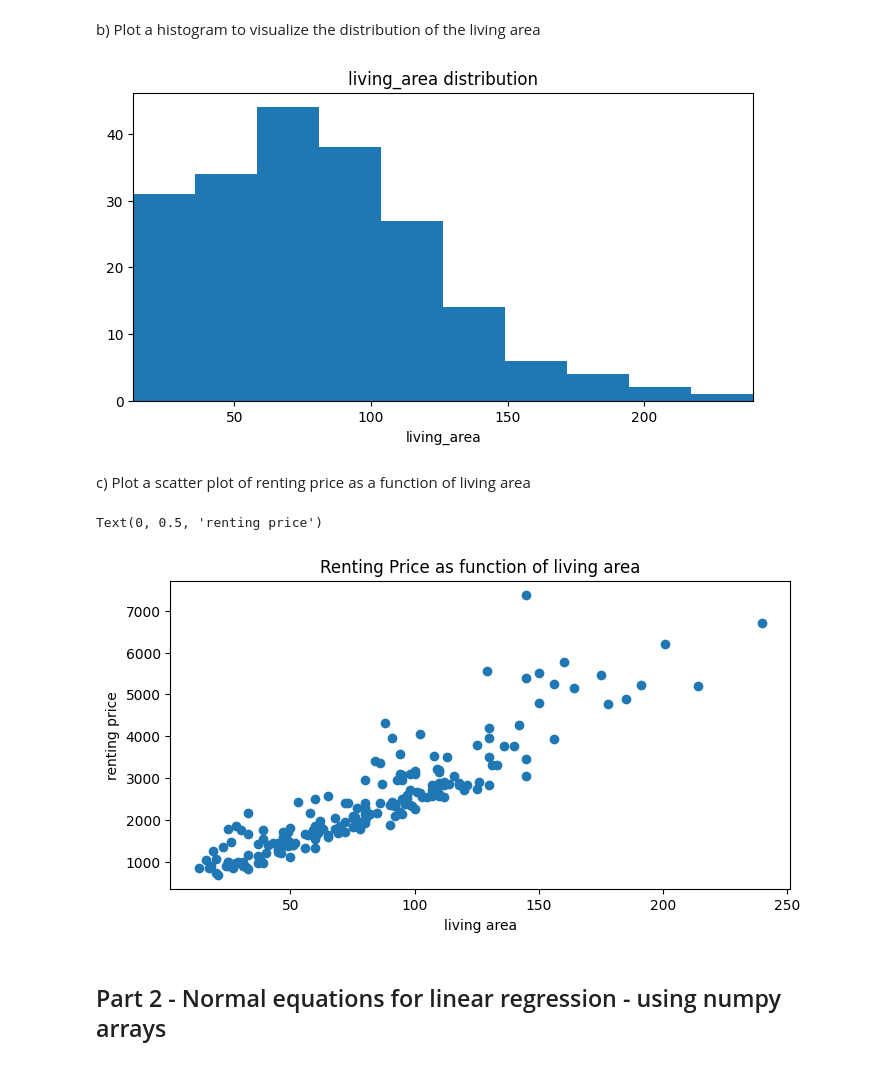
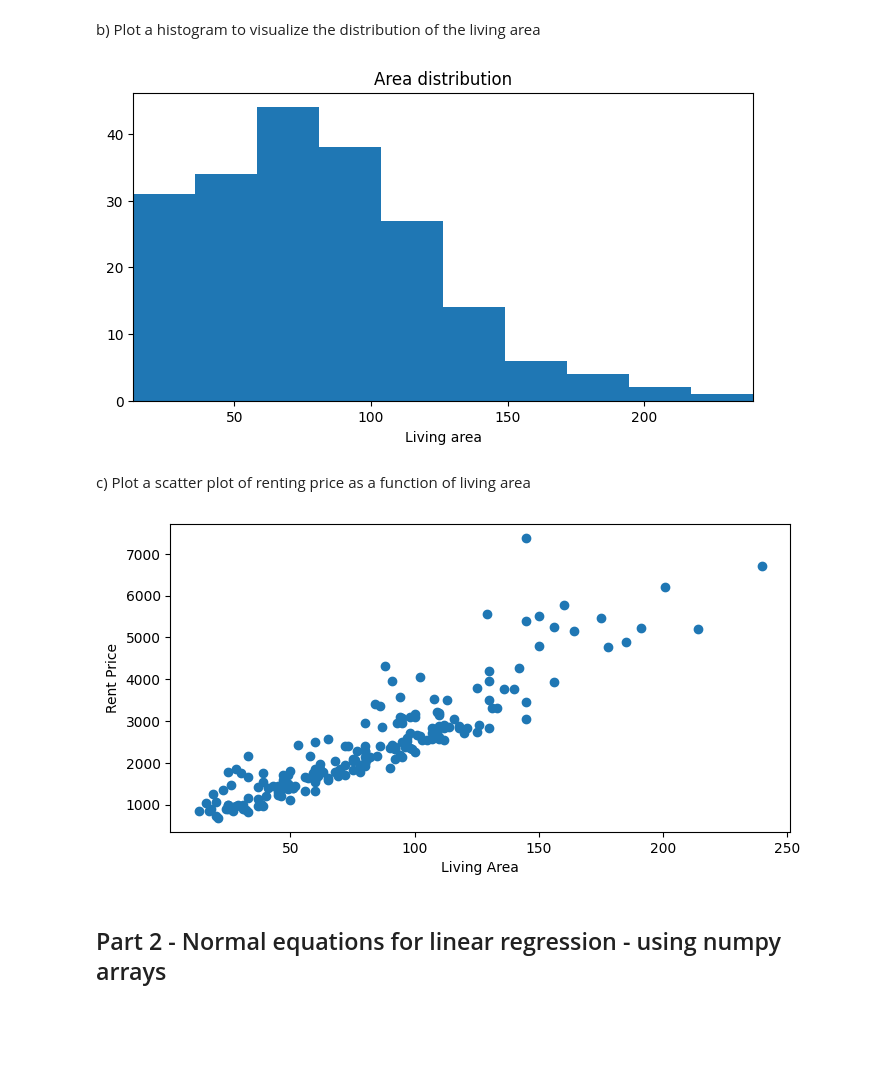
Before and after one commit to ayomeer/DeLearn, a Jupyter notebook: DL-PW-01/DL-PW-01-material/ex4-linear-regression-closed-form/linear-regression-stud.ipynb, the cells around one changed output. Saved outputs shown, nothing was run; the diff lists cells and outputs as text; code cells hidden in the pictures; blank space fills up the shorter version.

```diff
--- a/DL-PW-01/DL-PW-01-material/ex4-linear-regression-closed-form/linear-regression-stud.ipynb
+++ b/DL-PW-01/DL-PW-01-material/ex4-linear-regression-closed-form/linear-regression-stud.ipynb
@@ -55,27 +54,26 @@ plt.show()
 # %% [markdown]
 b) Plot a histogram to visualize the distribution of the living area
 # %%
+# Your code here
 plt.figure(1, figsize=(8, 4))
 plt.hist(living_area)
-
-plt.xlabel("living_area")
-plt.title("living_area distribution")
+plt.xlabel("Living area")
+plt.title("Area distribution")
 plt.xlim(np.min(living_area), np.max(living_area))
 plt.show()
 # %% [output]
-[figure, old version]
+[figure, new version]
 # %% [markdown]
 c) Plot a scatter plot of renting price as a function of living area
 # %%
-plt.figure(1, figsize=(8,4))
+# Your code here
+plt.figure(1, figsize=(8, 4))
 plt.scatter(living_area, rent_price)
-
-plt.title('Renting Price as function of living area')
-plt.xlabel('living area')
-plt.ylabel('renting price')
+plt.xlabel("Living Area")
+plt.ylabel("Rent Price")
+plt.show()
 # %% [output]
-Text(0, 0.5, 'renting price')
-[figure, old version]
+[figure, new version]
 # %% [markdown]
 ## Part 2 - Normal equations for linear regression - using numpy arrays
 # %% [markdown]
```
Also changed, not shown: parts of 8 cells of this notebook, 2 other files.
